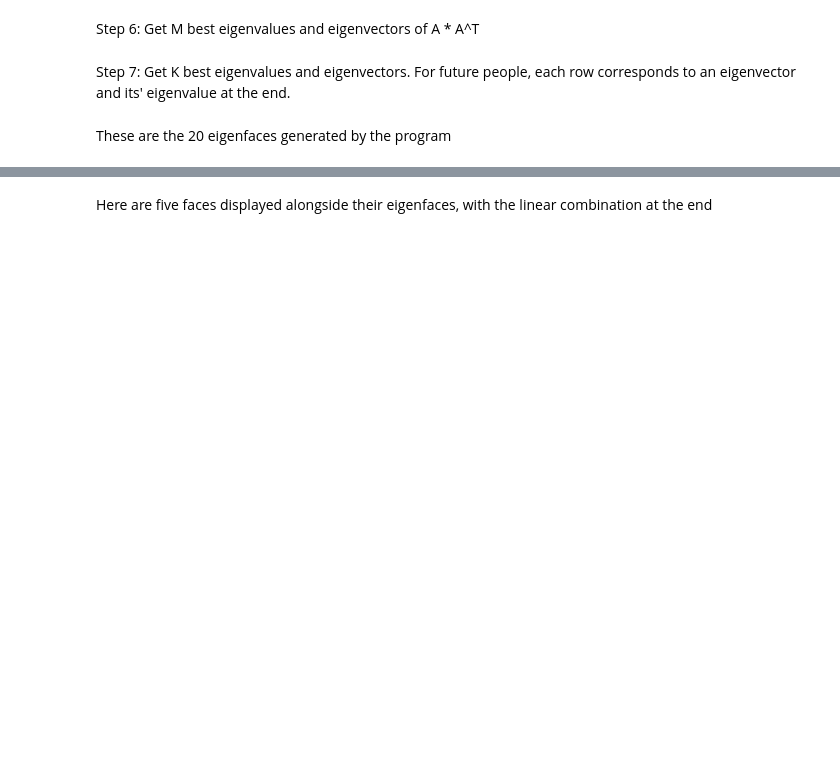
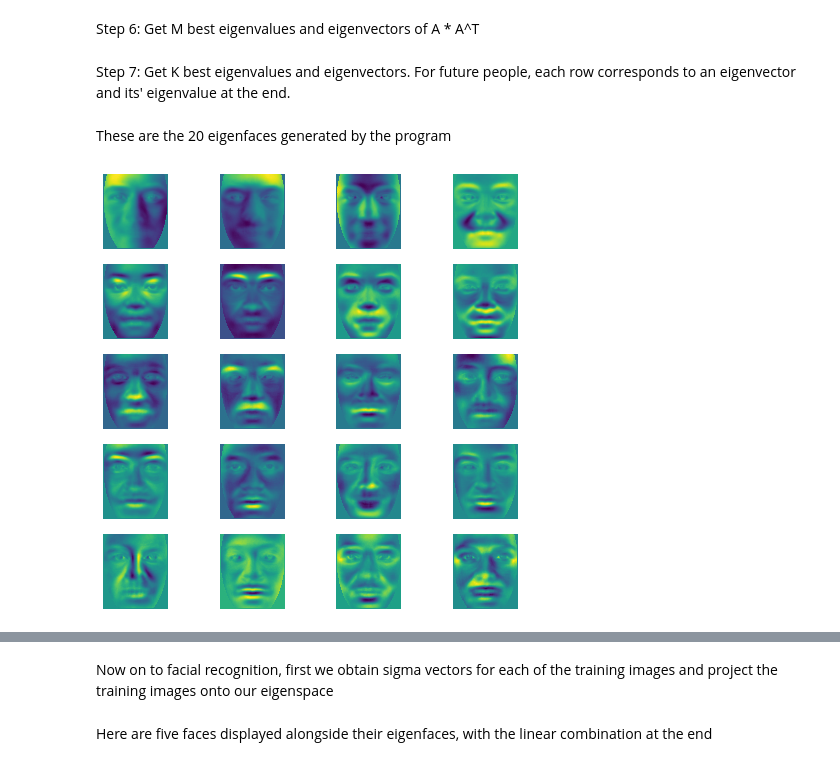
Before and after one commit to clevertoucan/compviz-project1, a Jupyter notebook: pca.ipynb, the cells around one changed output, grey strips where cells are left out. Saved outputs shown, nothing was run; the diff lists cells and outputs as text; code cells hidden in the pictures; blank space fills up the shorter version.

Commit message:
Facial recognition now works

```diff
--- a/pca.ipynb
+++ b/pca.ipynb
@@ -83,18 +81,22 @@ These are the 20 eigenfaces generated by the program
 # %%
 fig = plt.figure(figsize=(8, 8))
 columns = 4
 rows = 5
 eigenfaces = []
 i = 1
 for vec in eigenspace:
     face = vec.reshape((150, 130))
     eigenfaces.append(face)
-    img = face
+    image = face
     fig.add_subplot(rows, columns, i)
-    plt.imshow(img)
+    plt.imshow(image)
     plt.axis('off')
     i += 1
 
 plt.show()
+# %% [output]
+[figure, added]
 # %% [markdown]
 <img src="eigenfaces.png">
+# %% [markdown]
+Now on to facial recognition, first we obtain sigma vectors for each of the training images and project the training images onto our eigenspace
```
Also changed, not shown: parts of 10 cells of this notebook, 1 other file.
